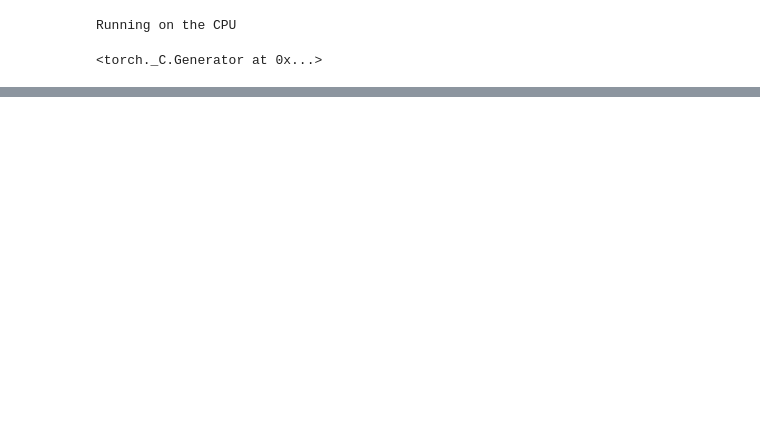
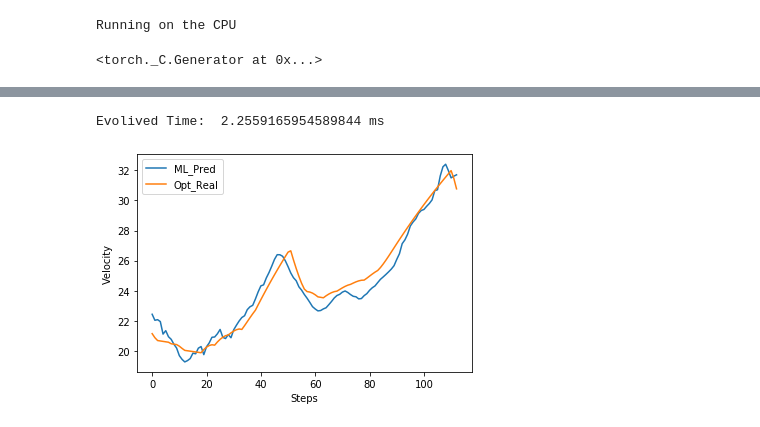
Before and after one commit to LeonKie/BA_Optimization_ML, a Jupyter notebook: MaschineLearning/deeplearningModel/pytorchCNN.ipynb, the cells around one changed output, grey strips where cells are left out. Saved outputs shown, nothing was run; the diff lists cells and outputs as text; code cells hidden in the pictures; blank space fills up the shorter version.

```diff
--- a/MaschineLearning/deeplearningModel/pytorchCNN.ipynb
+++ b/MaschineLearning/deeplearningModel/pytorchCNN.ipynb
@@ -55,9 +55,9 @@ class CNN(nn.Module):
     def __init__(self):
         super(CNN,self).__init__()
 
-        self.c1=nn.Conv1d(in_channels=1,out_channels=10,kernel_size=5,padding=2)
-        self.c2=nn.Conv1d(in_channels=10,out_channels=10,kernel_size=5,padding=2)
-        self.c3=nn.Conv1d(in_channels=10,out_channels=1,kernel_size=5,padding=2)
+        self.c1=nn.Conv1d(in_channels=1,out_channels=15,kernel_size=27,padding=13)
+        self.c2=nn.Conv1d(in_channels=15,out_channels=25,kernel_size=51,padding=25)
+        self.c3=nn.Conv1d(in_channels=25,out_channels=1,kernel_size=9,padding=4)
     def forward(self,x):
         x=F.relu(self.c1(x))
         x=F.relu(self.c2(x))
@@ -157,0 +240,5 @@ KeyboardInterrupt:
+# %%
+visual(59)
+# %% [output]
+Evolived Time:  2.2559165954589844 ms
+[figure, added]
```
Also changed, not shown: parts of 6 cells of this notebook, 13 other files.
